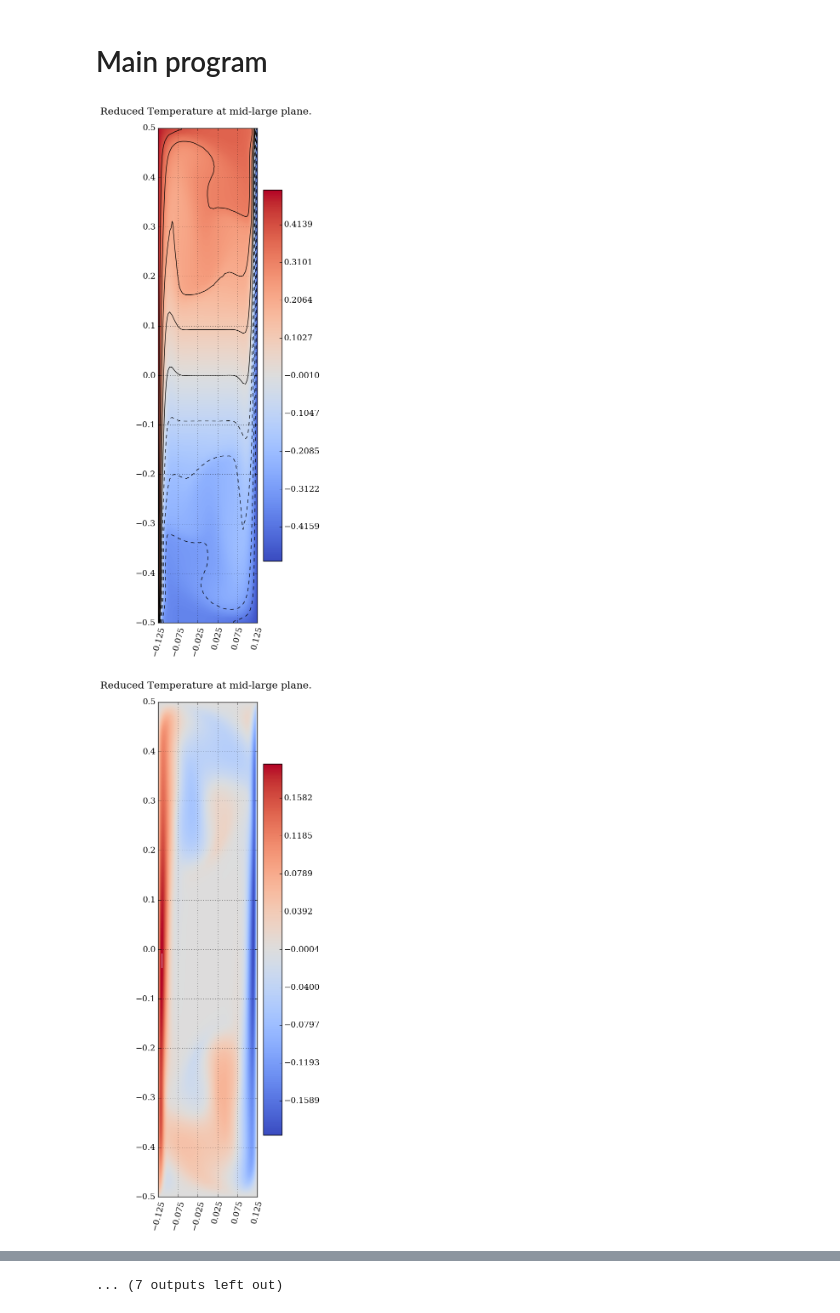
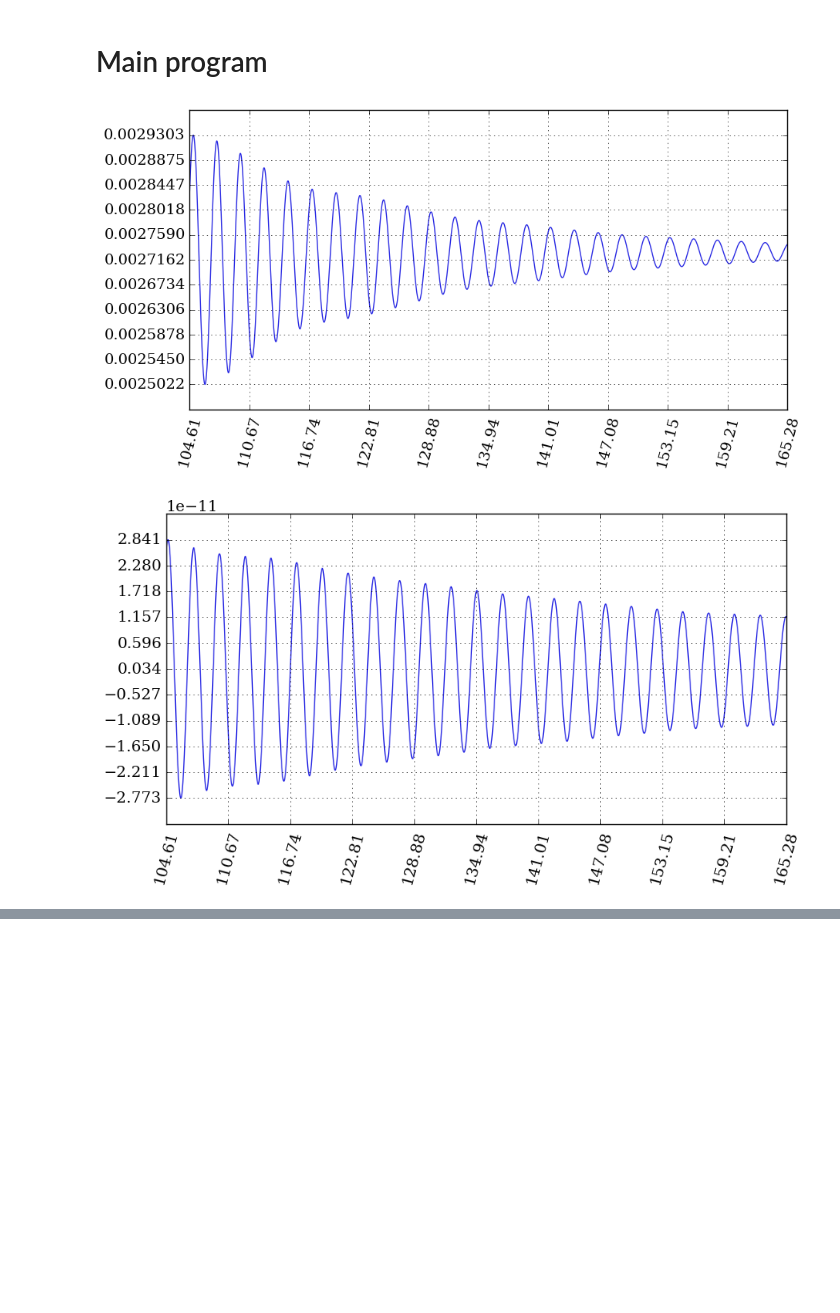
Before and after one commit to nicolas-thiers/PostProcessing, a Jupyter notebook: PostProcessing.ipynb, the cells around one changed output, grey strips where cells are left out. Saved outputs shown, nothing was run; the diff lists cells and outputs as text; code cells hidden in the pictures; blank space fills up the shorter version.

```diff
--- a/PostProcessing.ipynb
+++ b/PostProcessing.ipynb
@@ -991,12 +991,12 @@ def plot_dft(dft_point_,field_,scale_factor,out_path):
     #x,y = zip(*sorted(zip(x,y)))
 
     #pyplot.xlim([min(x),max(x)/2])
-    pyplot.xlim(0, 2)
+    pyplot.xlim(0.05, 2)
     pyplot.ylim([min(y)*1.1,max(y)*1.1])
     pyplot.xticks(x_ticks, rotation=75)
     pyplot.yticks(y_ticks)
     pyplot.grid()
-    pyplot.plot(x, y,
+    pyplot.semilogy(x, y,
                 color='#2929e3',
                 ls='-',
                 lw=1)
@@ -1008,16 +1008,16 @@ def plot_dft(dft_point_,field_,scale_factor,out_path):
 def main():
 
     #path to data, must be in absolute form
-    path = '/home/nicolas/Dropbox/Doctorado/Simulaciones/3D/thermal_actuator/Ra2e8_f0.4/'
+    path = '/home/nicolas/Dropbox/Doctorado/Simulaciones/3D/base_case/'
 
     # Determinar la fila donde comienza la data
     #!head -n 411 high_ray.fld02 | tail -n 4
 
-    #data = load_data(path + 'high_ray.fld02',409)
+    #data = load_data(path + 'high_ray.fld13',409)
     #mp_data = load_monitoring_points_data(path + 'hpts.out')
-    #data_rms = load_data(path + 'rmshigh_ray.fld07',409)
-    #data_avg = load_data(path + 'avghigh_ray.fld07',409)
-
+    #data_rms = load_data(path + 'rmshigh_ray.fld03',409)
+    #data_avg = load_data(path + 'avghigh_ray.fld03',409)
+    '''
     plane_1 = slice_plane(data_avg,0,1,0,0)
 
     plot_3d("x","z","T",
@@ -1036,8 +1036,8 @@ def main():
     plot_over_line("x","T",line_1,5,path)
     plot_over_line("x","W",line_1,5,path)
     plot_over_line("z","T",line_2,5,path)
-
-    point_1 = monitoring_point(mp_data,1,5,2000)
+    '''
+    point_1 = monitoring_point(mp_data,1,5,15000)
     smooth_point_1 = smooth_data(point_1,100)
 
     plot_over_line("time","U",point_1,5,path)
@@ -1046,7 +1046,7 @@ def main():
     plot_over_line("time","P",point_1,5,path)
     plot_over_line("time","T",point_1,5,path)
 
-    dft_point_1 = dft_monitoring_point(point_1)
+    dft_point_1 = dft_monitoring_point(smooth_point_1)
 
     plot_dft(dft_point_1,"U",5,path)
     plot_dft(dft_point_1,"V",5,path)
@@ -1054,6 +1054,7 @@ def main():
     plot_dft(dft_point_1,"P",5,path)
     plot_dft(dft_point_1,"T",5,path)
 
+    '''
     data_prime = calc_res(data_rms,calc_power(data_avg,2))
 
     plane_1 = slice_plane(data_prime,0,1,0,0)
@@ -1062,10 +1063,10 @@ def main():
             plane_1,
             "yes",10,"min","max",
             30,path)
-    #plot_3d("x","z","V",
-    #        plane_1,
-    #        "no",10,"min","max",
-    #        30)
+    plot_3d("x","z","V",
+            plane_1,
+            "no",10,"min","max",
+            30,path)
     plot_3d("x","z","W",
             plane_1,
             "yes",10,"min","max",
@@ -1076,13 +1077,15 @@ def main():
             30,path)
     plot_3d("x","z","T",
             plane_1,
-            "yes",10,"min",0.002,
+            "yes",10,"min","max",
             30,path)
 
     return data,mp_data,data_rms,data_avg
+    '''
+    return mp_data
 # %%
-#data,mp_data = main()
-data,mp_data,data_rms,data_avg = main();
+mp_data = main()
+#data,mp_data,data_rms,data_avg = main();
 # %% [output]
-[figure, old version]
+[figure, new version]
-[figure, old version]
+[figure, new version]
@@ -1099 +1099,0 @@ data,mp_data,data_rms,data_avg = main();
-... (7 outputs left out)
```
Also changed, not shown: parts of 3 cells of this notebook, 5 other files.
